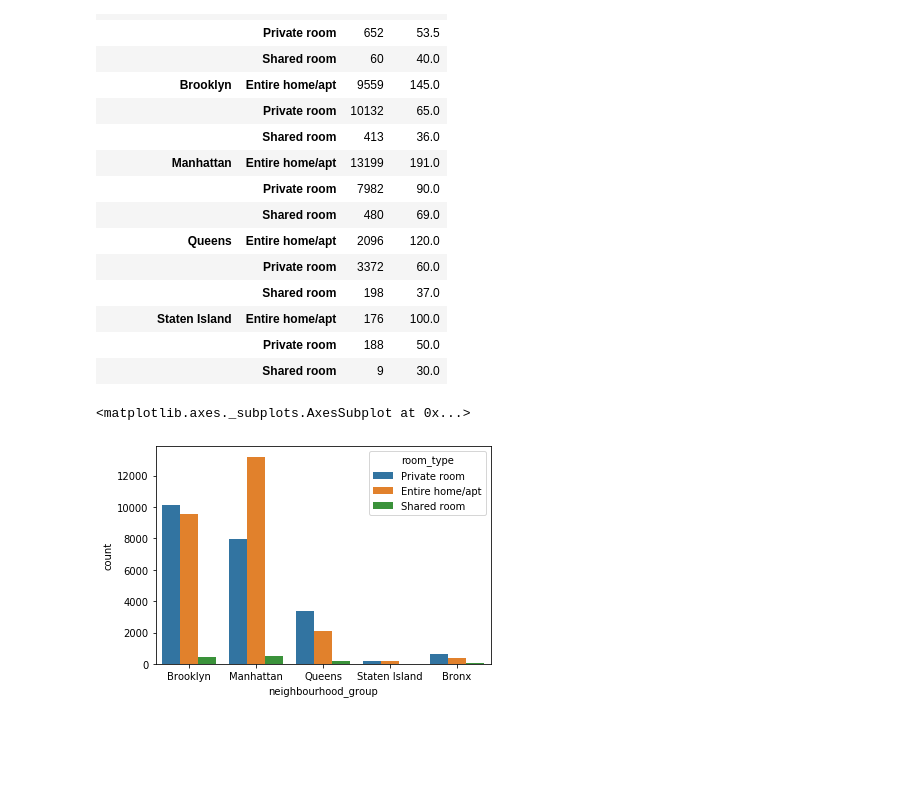
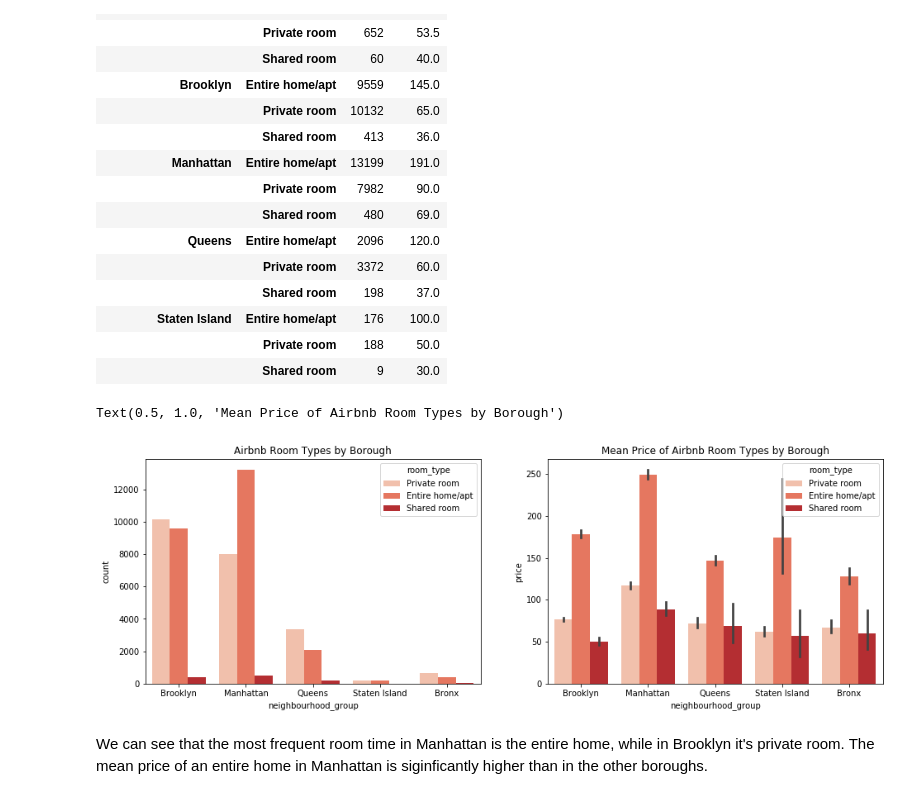
Before and after one commit to jupyteracademy/learning-pandas, a Jupyter notebook: airbnb_data_analysis.ipynb, the cells around one changed output. Drawn from its saved outputs; the diff is of its cells as text; code cells hidden in the pictures; blank space fills up the shorter version.

```diff
--- a/airbnb_data_analysis.ipynb
+++ b/airbnb_data_analysis.ipynb
@@ -255,8 +274,17 @@ data.groupby(['neighbourhood_group', 'room_type'])['price'].agg(['count', 'media
 | Staten Island | Entire home/apt | 176 | 100.0 |
 |  | Private room | 188 | 50.0 |
 |  | Shared room | 9 | 30.0 |
-# %%
-sns.countplot(x='neighbourhood_group', hue='room_type', data=data)
-# %% [output]
-<matplotlib.axes._subplots.AxesSubplot at 0x...>
-[figure, removed]
+# %%
+plt.figure(figsize=(16,5))
+plt.subplot(1,2,1)
+sns.countplot(x='neighbourhood_group', hue='room_type', data=data, palette='Reds')
+plt.title('Airbnb Room Types by Borough')
+
+plt.subplot(1,2,2)
+sns.barplot(x='neighbourhood_group', y='price', hue='room_type', data=data, palette='Reds')
+plt.title('Mean Price of Airbnb Room Types by Borough')
+# %% [output]
+Text(0.5, 1.0, 'Mean Price of Airbnb Room Types by Borough')
+[figure, added]
+# %% [markdown]
+We can see that the most frequent room time in Manhattan is the entire home, while in Brooklyn it's private room. The mean price of an entire home in Manhattan is siginficantly higher than in the other boroughs.
```
Also changed, not shown: parts of 6 cells of this notebook.
